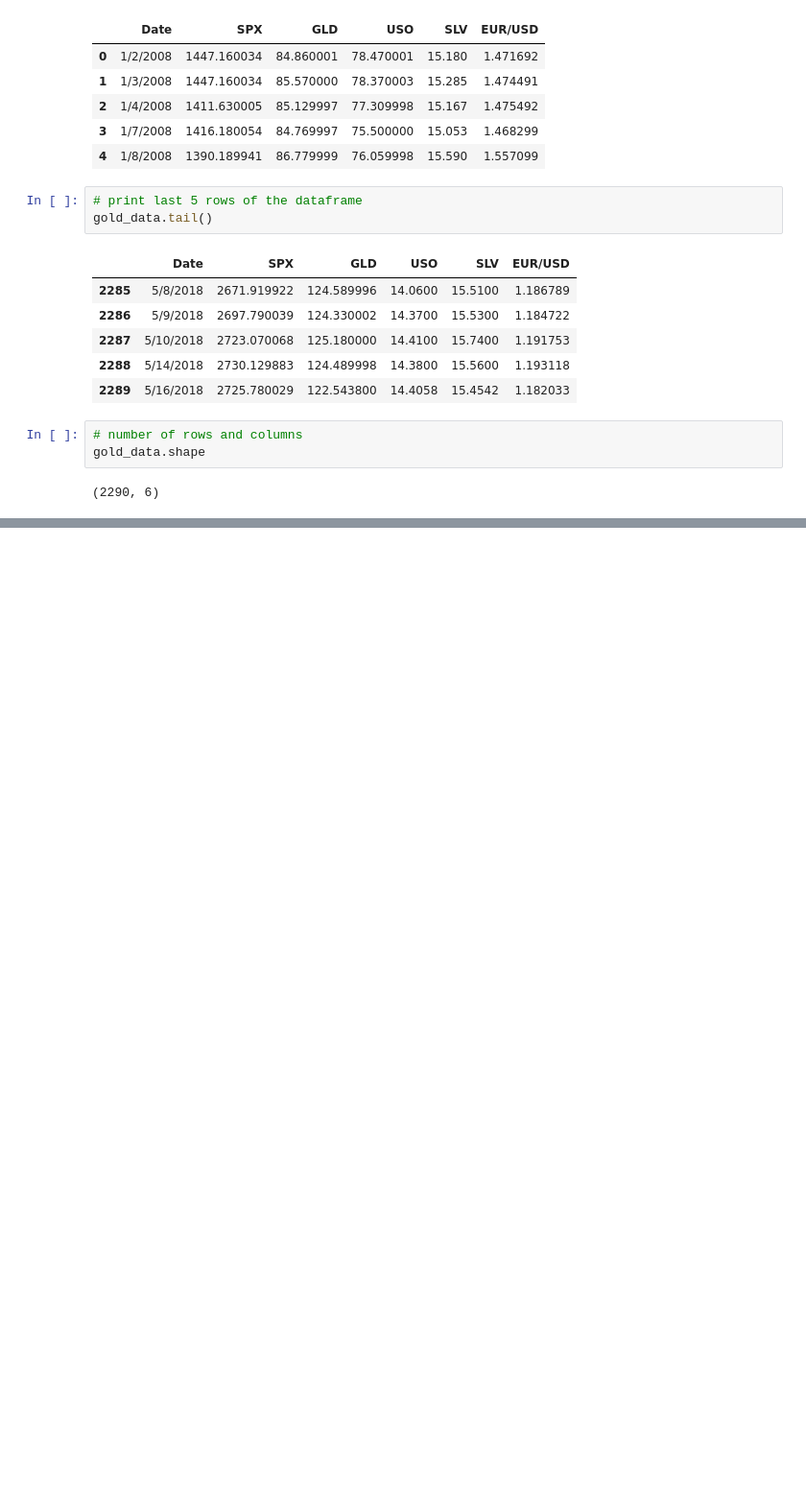
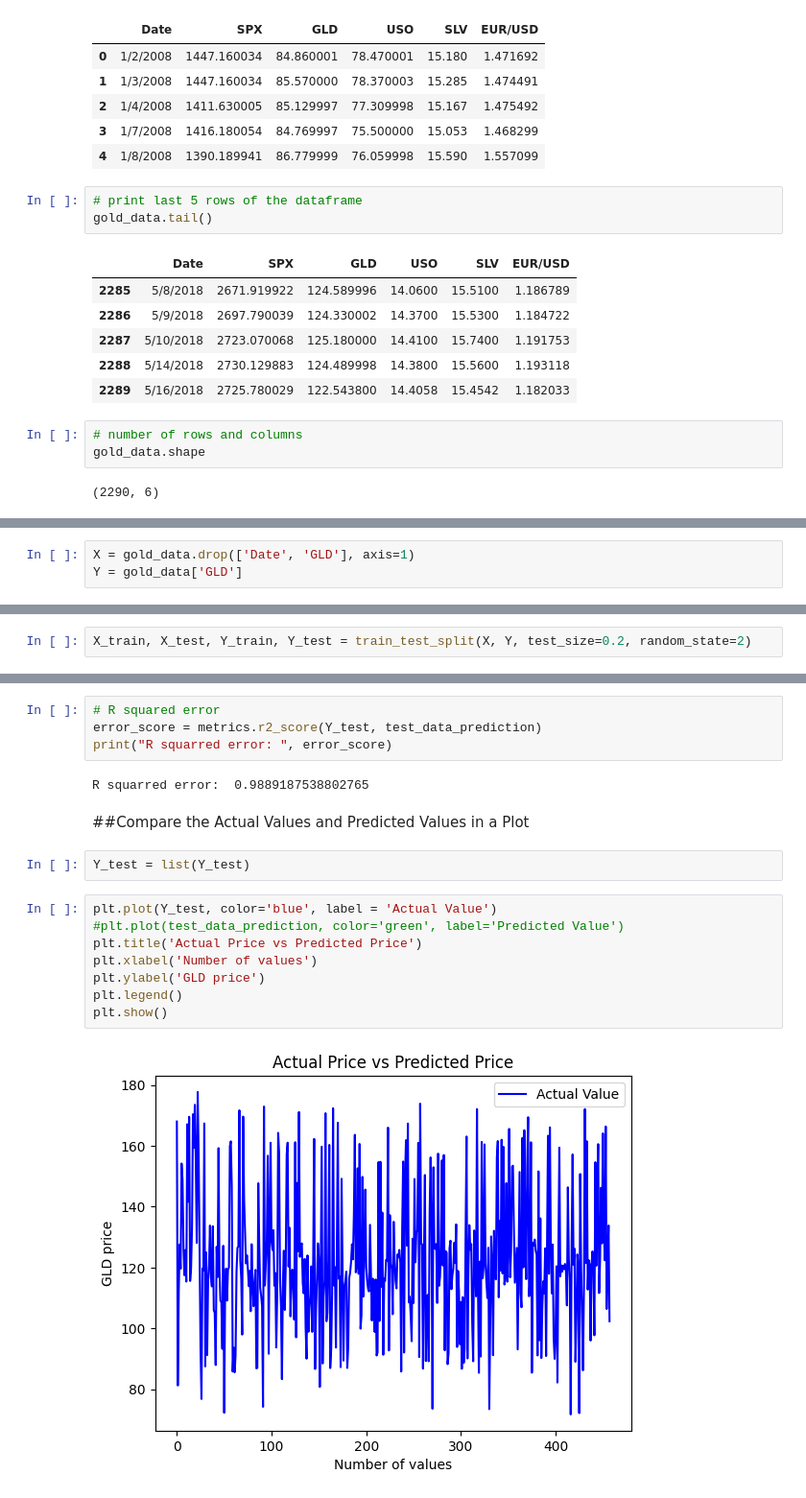
Before and after one commit to Freaker99/gold-price-prediction, a Jupyter notebook: Gold_Price_Prediction.ipynb, the cells around one changed output, grey strips where cells are left out. Shown at 96% size. Saved outputs shown, nothing was run; the diff lists cells and outputs as text; blank space fills up the shorter version.

```diff
--- a/Gold_Price_Prediction.ipynb
+++ b/Gold_Price_Prediction.ipynb
@@ -46,0 +128,3 @@ gold_data.shape
+# %%
+X = gold_data.drop(['Date', 'GLD'], axis=1)
+Y = gold_data['GLD']
@@ -46,0 +165,2 @@ gold_data.shape
+# %%
+X_train, X_test, Y_train, Y_test = train_test_split(X, Y, test_size=0.2, random_state=2)
@@ -46,0 +203,20 @@ gold_data.shape
+# %%
+# R squared error
+error_score = metrics.r2_score(Y_test, test_data_prediction)
+print("R squarred error: ", error_score)
+# %% [output]
+R squarred error:  0.9889187538802765
+# %% [markdown]
+##Compare the Actual Values and Predicted Values in a Plot
+# %%
+Y_test = list(Y_test)
+# %%
+plt.plot(Y_test, color='blue', label = 'Actual Value')
+#plt.plot(test_data_prediction, color='green', label='Predicted Value')
+plt.title('Actual Price vs Predicted Price')
+plt.xlabel('Number of values')
+plt.ylabel('GLD price')
+plt.legend()
+plt.show()
+# %% [output]
+[figure, added]
```
Also changed, not shown: parts of 20 cells of this notebook.
